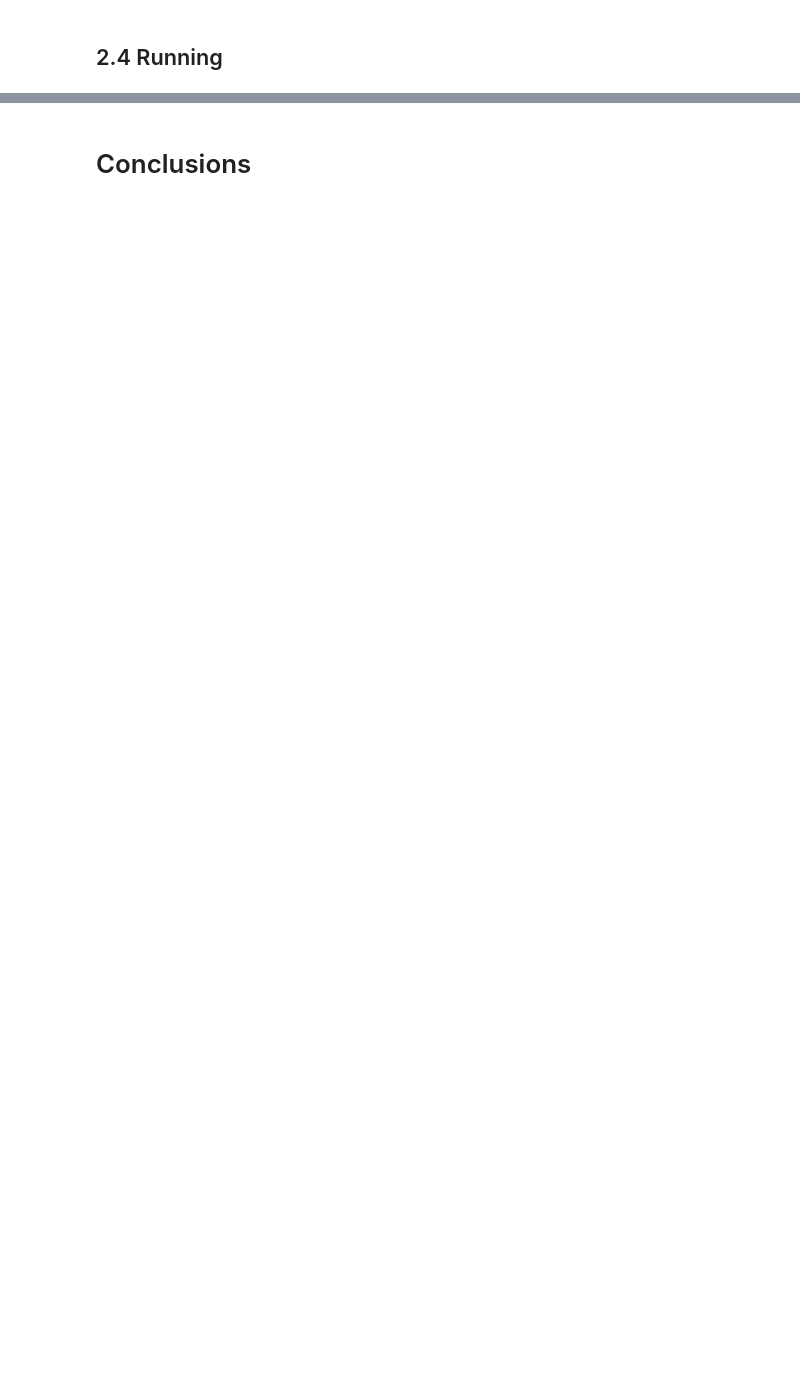
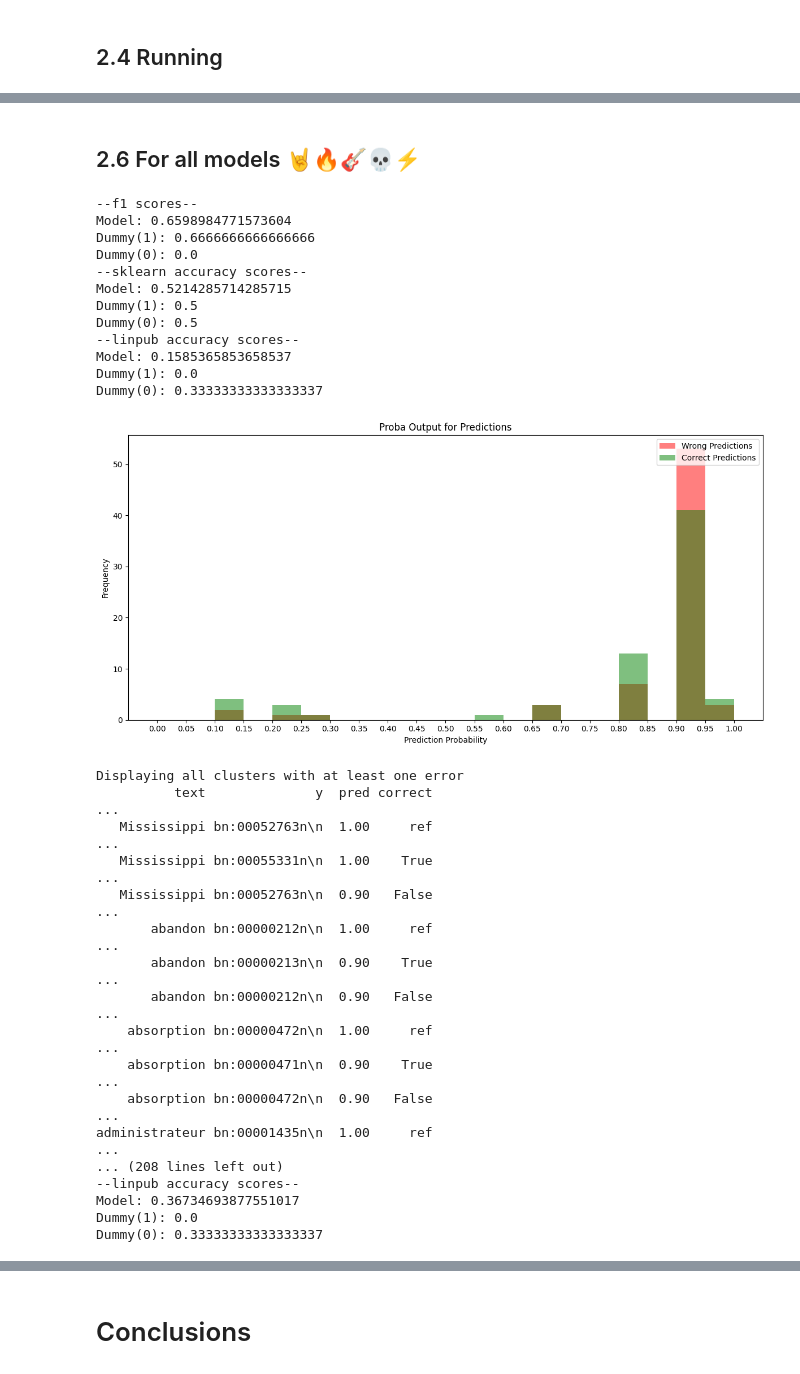
Before and after one commit to linalgo/wsd, a Jupyter notebook: eval_2.ipynb, the cells around one changed output, grey strips where cells are left out. Saved outputs shown, nothing was run; the diff lists cells and outputs as text; code cells hidden in the pictures; blank space fills up the shorter version.

```diff
--- a/eval_2.ipynb
+++ b/eval_2.ipynb
@@ -73,3 +50,0 @@ show_plots(df)
-# %%
-df = df[(df["correct"] == False) | (df["correct"].shift(1) == False)]
-df
@@ -425,0 +341,42 @@ show_plots(correct_df)
+# %% [markdown]
+## 2.6 For all models 🤘🔥🎸💀⚡
+# %%
+models = {"1_1": model1_1, "1_2": model1_2, "1_3": model1_3, "1_4": model1_4}
+
+for key,value in models.items():
+    # print(f"results_{key}.csv")
+    X, y_pred, df = v3_load_or_predict(f"results{key}.csv", value, bl_X)
+    print_scores(df, bl_y, y_pred, y_pred2, y_pred3)
+    correct_df = add_correct_column(df, y_pred, bl_y)
+    show_plots(correct_df, errors=True)
+# %% [output]
+--f1 scores--
+Model: 0.6598984771573604
+Dummy(1): 0.6666666666666666
+Dummy(0): 0.0
+--sklearn accuracy scores--
+Model: 0.5214285714285715
+Dummy(1): 0.5
+Dummy(0): 0.5
+--linpub accuracy scores--
+Model: 0.1585365853658537
+Dummy(1): 0.0
+Dummy(0): 0.33333333333333337
+[figure, added]
+Displaying all clusters with at least one error
+          text              y  pred correct                                                                                                                                                              ...
+   Mississippi bn:00052763n\n  1.00     ref                                                                                                                                                              ...
+   Mississippi bn:00055331n\n  1.00    True                                                                                                                                                              ...
+   Mississippi bn:00052763n\n  0.90   False                                                                                                                                                              ...
+       abandon bn:00000212n\n  1.00     ref                                                                                                                                                              ...
+       abandon bn:00000213n\n  0.90    True                                                                                                                                                              ...
+       abandon bn:00000212n\n  0.90   False                                                                                                                                                              ...
+    absorption bn:00000472n\n  1.00     ref                                                                                                                                                              ...
+    absorption bn:00000471n\n  0.90    True                                                                                                                                                              ...
+    absorption bn:00000472n\n  0.90   False                                                                                                                                                              ...
+administrateur bn:00001435n\n  1.00     ref                                                                                                                                                              ...
+... (208 lines left out)
+--linpub accuracy scores--
+Model: 0.36734693877551017
+Dummy(1): 0.0
+Dummy(0): 0.33333333333333337
```
Also changed, not shown: parts of 47 cells of this notebook, 7 other files.
